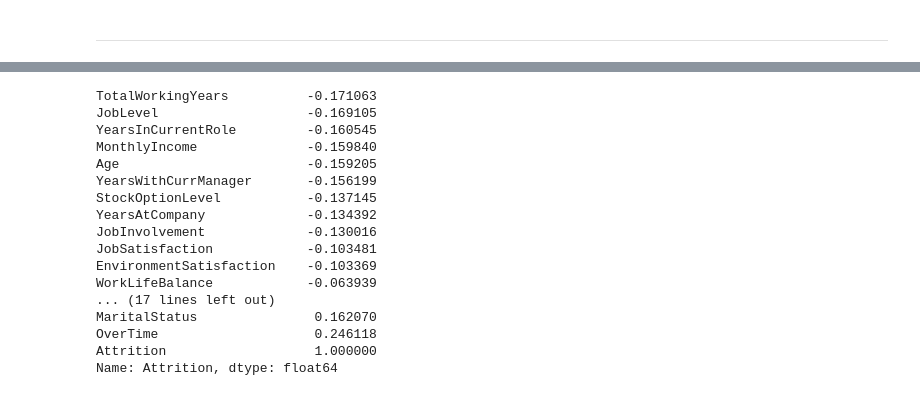
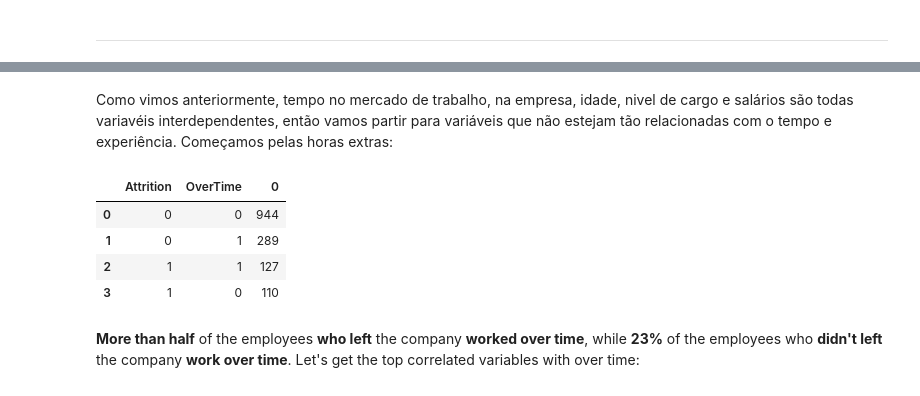
Before and after one commit to gasp37/employee-attrition-and-performance, a Jupyter notebook: employee_attrition_analysis.ipynb, the cells around one changed output, grey strips where cells are left out. Drawn from its saved outputs; the diff is of its cells as text; code cells hidden in the pictures.

```diff
--- a/notebook-1.ipynb
+++ b/employee_attrition_analysis.ipynb
@@ -230,20 +226,12 @@ plt.show()
-# %%
-corr['Attrition'].sort_values()
-# %% [output]
-TotalWorkingYears          -0.171063
-JobLevel                   -0.169105
-YearsInCurrentRole         -0.160545
-MonthlyIncome              -0.159840
-Age                        -0.159205
-YearsWithCurrManager       -0.156199
-StockOptionLevel           -0.137145
-YearsAtCompany             -0.134392
-JobInvolvement             -0.130016
-JobSatisfaction            -0.103481
-EnvironmentSatisfaction    -0.103369
-WorkLifeBalance            -0.063939
-... (17 lines left out)
-MaritalStatus               0.162070
-OverTime                    0.246118
-Attrition                   1.000000
-Name: Attrition, dtype: float64
+# %% [markdown]
+Como vimos anteriormente, tempo no mercado de trabalho, na empresa, idade, nivel de cargo e salários são todas variavéis interdependentes, então vamos partir para variáveis que não estejam tão relacionadas com o tempo e experiência. Começamos pelas horas extras:
+# %%
+df_treated[['Attrition', 'OverTime']].value_counts().reset_index()
+# %% [output]
+|  | Attrition | OverTime | 0 |
+| 0 | 0 | 0 | 944 |
+| 1 | 0 | 1 | 289 |
+| 2 | 1 | 1 | 127 |
+| 3 | 1 | 0 | 110 |
+# %% [markdown]
+**More than half** of the employees **who left** the company **worked over time**, while **23%** of the employees who **didn't left** the company **work over time**. Let's get the top correlated variables with over time:
```
Also changed, not shown: parts of 11 cells of this notebook.
